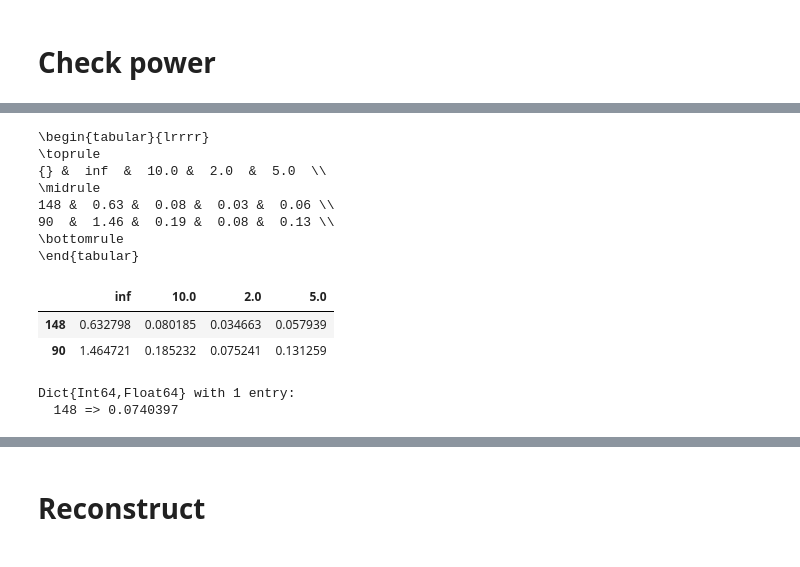
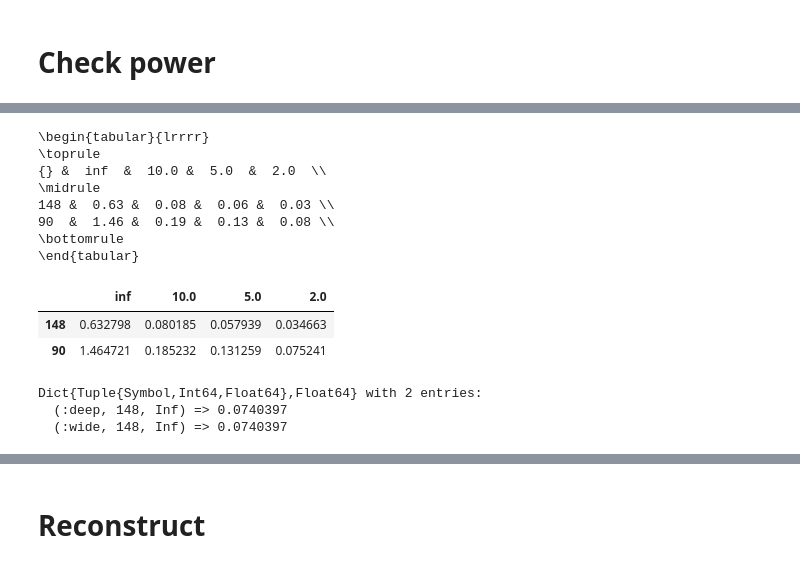
Before and after one commit to EmmanuelSchaan/SehgalRadioPolarizedSources, a Jupyter notebook: run_lensing.ipynb, the cells around one changed output, grey strips where cells are left out. Drawn from its saved outputs; the diff is of its cells as text; code cells hidden in the pictures.

```diff
--- a/run_lensing.ipynb
+++ b/run_lensing.ipynb
@@ -96,24 +82,25 @@ OrderedDict{Tuple{Symbol,Int64,Real},Union{Nothing, Float64}} with 16 entries:
 # %%
 tab = pyimport("pandas").DataFrame(Dict(
-    148 => Dict(fluxcut => μKarcmin_gs_radio[:deep,148,fluxcut] for fluxcut in [Inf,10,5,2]),
-    90  => Dict(fluxcut => μKarcmin_gs_radio[:wide,90, fluxcut] for fluxcut in [Inf,10,5,2]),
+    148 => OrderedDict(fluxcut => value(fg_noise_radio[:deep,148,fluxcut]) for fluxcut in [Inf,10,5,2]),
+    90  => OrderedDict(fluxcut => value(fg_noise_radio[:wide,90, fluxcut]) for fluxcut in [Inf,10,5,2]),
 )).T
 println(tab.to_latex(float_format="%.2f"))
 tab
 # %% [output]
 \begin{tabular}{lrrrr}
 \toprule
-{} &  inf  &  10.0 &  2.0  &  5.0  \\
+{} &  inf  &  10.0 &  5.0  &  2.0  \\
 \midrule
-148 &  0.63 &  0.08 &  0.03 &  0.06 \\
-90  &  1.46 &  0.19 &  0.08 &  0.13 \\
+148 &  0.63 &  0.08 &  0.06 &  0.03 \\
+90  &  1.46 &  0.19 &  0.13 &  0.08 \\
 \bottomrule
 \end{tabular}
-|  | inf | 10.0 | 2.0 | 5.0 |
-| 148 | 0.632798 | 0.080185 | 0.034663 | 0.057939 |
-| 90 | 1.464721 | 0.185232 | 0.075241 | 0.131259 |
+|  | inf | 10.0 | 5.0 | 2.0 |
+| 148 | 0.632798 | 0.080185 | 0.057939 | 0.034663 |
+| 90 | 1.464721 | 0.185232 | 0.131259 | 0.075241 |
-# %%
-μKarcmin_gs_ir
-# %% [output]
-Dict{Int64,Float64} with 1 entry:
-  148 => 0.0740397
+# %%
+fg_noise_ir
+# %% [output]
+Dict{Tuple{Symbol,Int64,Float64},Float64} with 2 entries:
+  (:deep, 148, Inf) => 0.0740397
+  (:wide, 148, Inf) => 0.0740397
```
Also changed, not shown: parts of 23 cells of this notebook, 2 other files.
